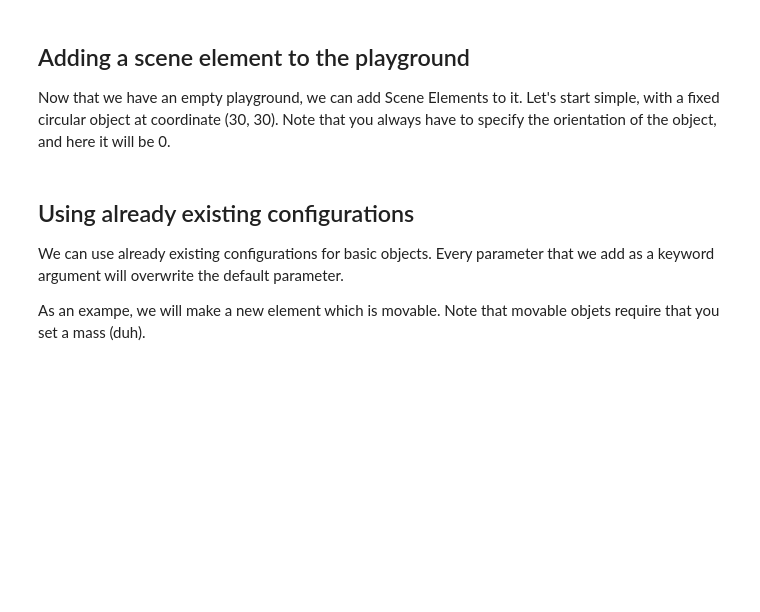
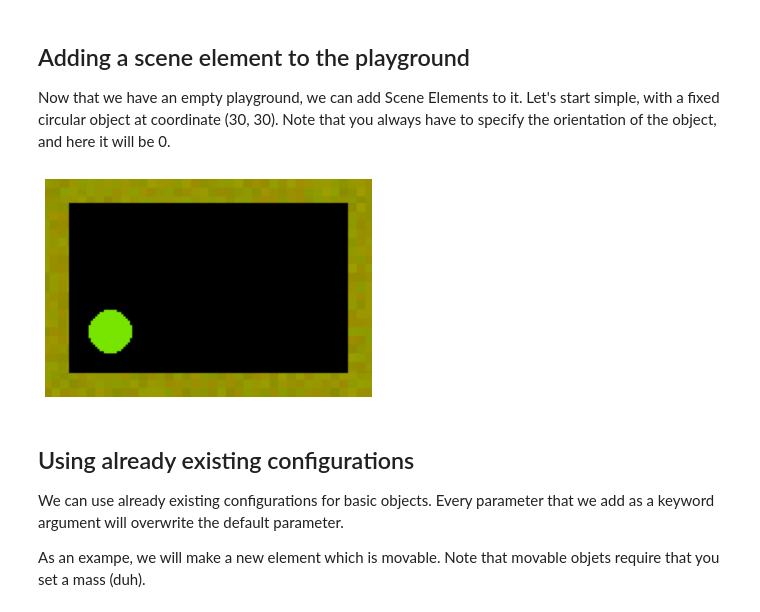
Before and after one commit to gaorkl/simple-playgrounds, a Jupyter notebook: tutorials/jupyter/01_Intro.ipynb, the cells around one changed output. Cells and saved outputs as stored; diff of their text form; code cells hidden in the pictures; blank space fills up the shorter version.

```diff
--- a/tutorials/jupyter/01_Intro.ipynb
+++ b/tutorials/jupyter/01_Intro.ipynb
@@ -32,11 +36,13 @@ Let's start simple, with a fixed circular object at coordinate (30, 30). Note th
 # %%
 from simple_playgrounds.playgrounds.scene_elements import Basic
 
 circular_object = Basic((30, 30, 0), physical_shape='circle', radius=10, texture = [120, 230, 0])
 my_playground.add_scene_element(circular_object)
 
-topdown_img = engine.generate_topdown_image(mode='plt')
+topdown_img = engine.generate_playground_image(plt_mode=True)
 plt_image(topdown_img)
+# %% [output]
+[figure, added]
 # %% [markdown]
 ## Using already existing configurations
 
```
Also changed, not shown: parts of 4 cells of this notebook, 16 other files.
